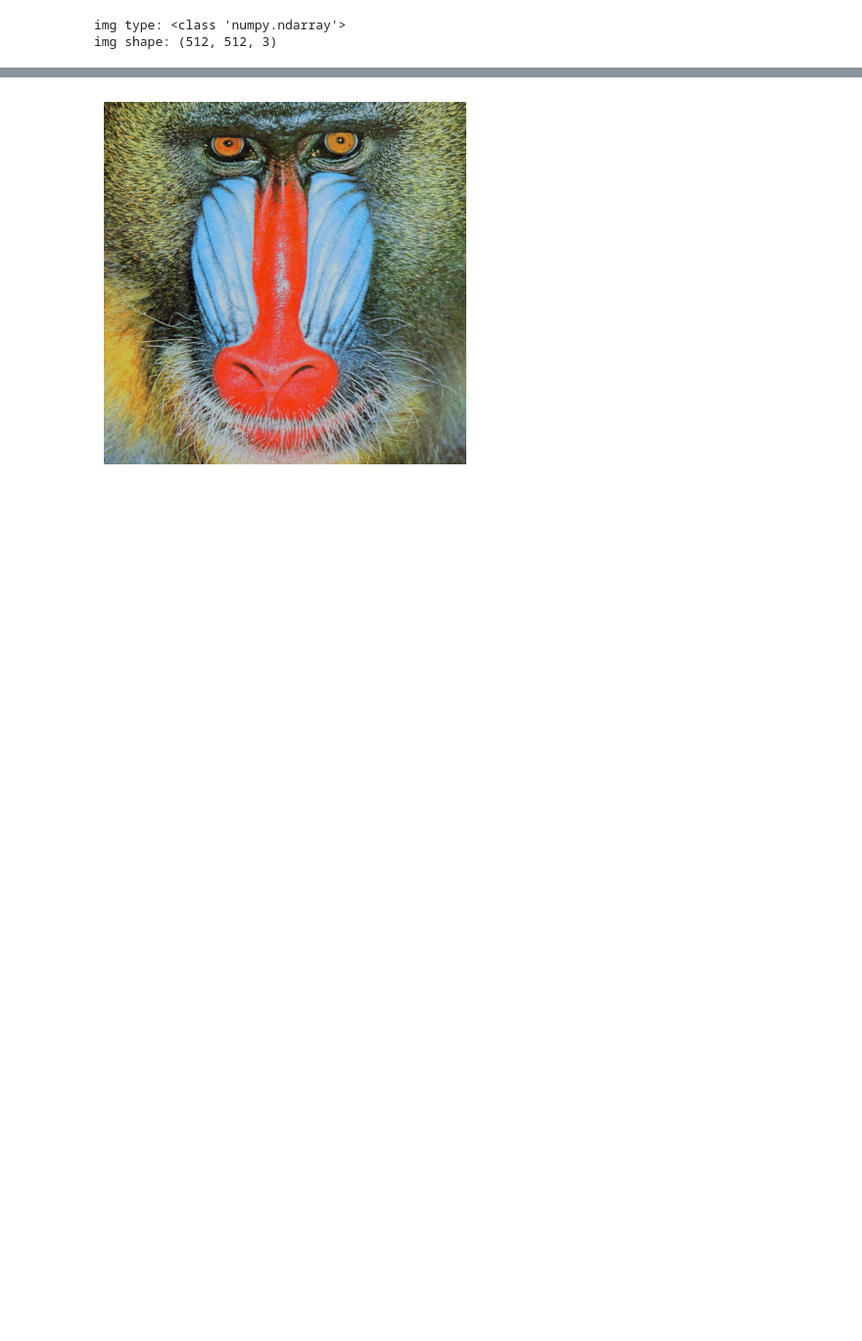
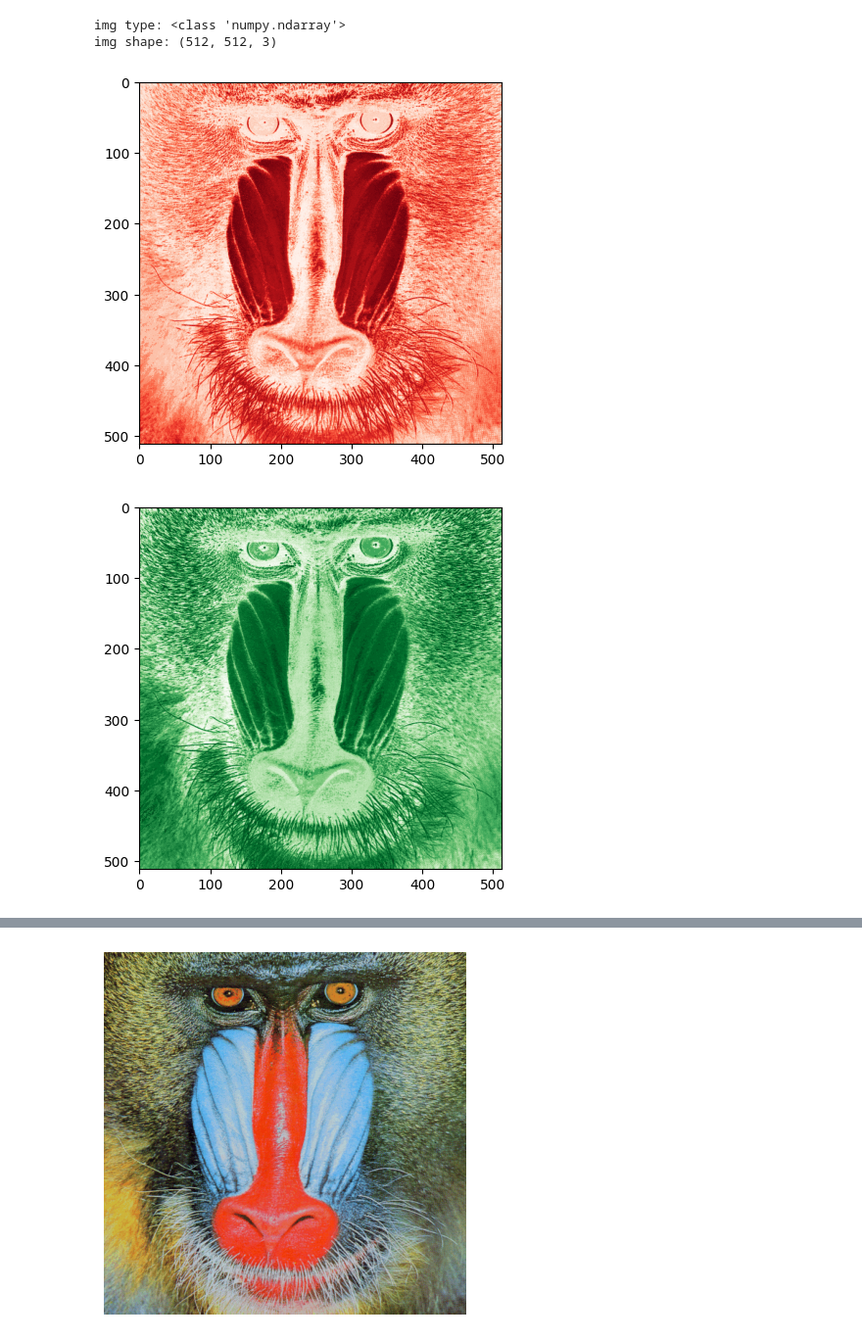
Before and after one commit to Minkkies/Digital-Image-Processing, a Jupyter notebook: week2/ex1.ipynb, the cells around one changed output, grey strips where cells are left out. Shown at 98% size. Saved outputs shown, nothing was run; the diff lists cells and outputs as text; code cells hidden in the pictures; blank space fills up the shorter version.

```diff
--- a/week2/ex1.ipynb
+++ b/week2/ex1.ipynb
@@ -55,3 +63,14 @@ print(f"img shape: {img.shape}")
 # %% [output]
 img type: <class 'numpy.ndarray'>
 img shape: (512, 512, 3)
+# %%
+# แสดงผลแยกแต่ละ channel
+plt.imshow(img[:,:,0] , cmap='Reds')
+plt.show()
+plt.imshow(img[:,:,1] , cmap='Greens')
+plt.show()
+plt.imshow(img[:,:,2] , cmap='Blues')
+plt.show()
+# %% [output]
+[figure, added]
+[figure, added]
```
Also changed, not shown: parts of 9 cells of this notebook, 1 other file.
